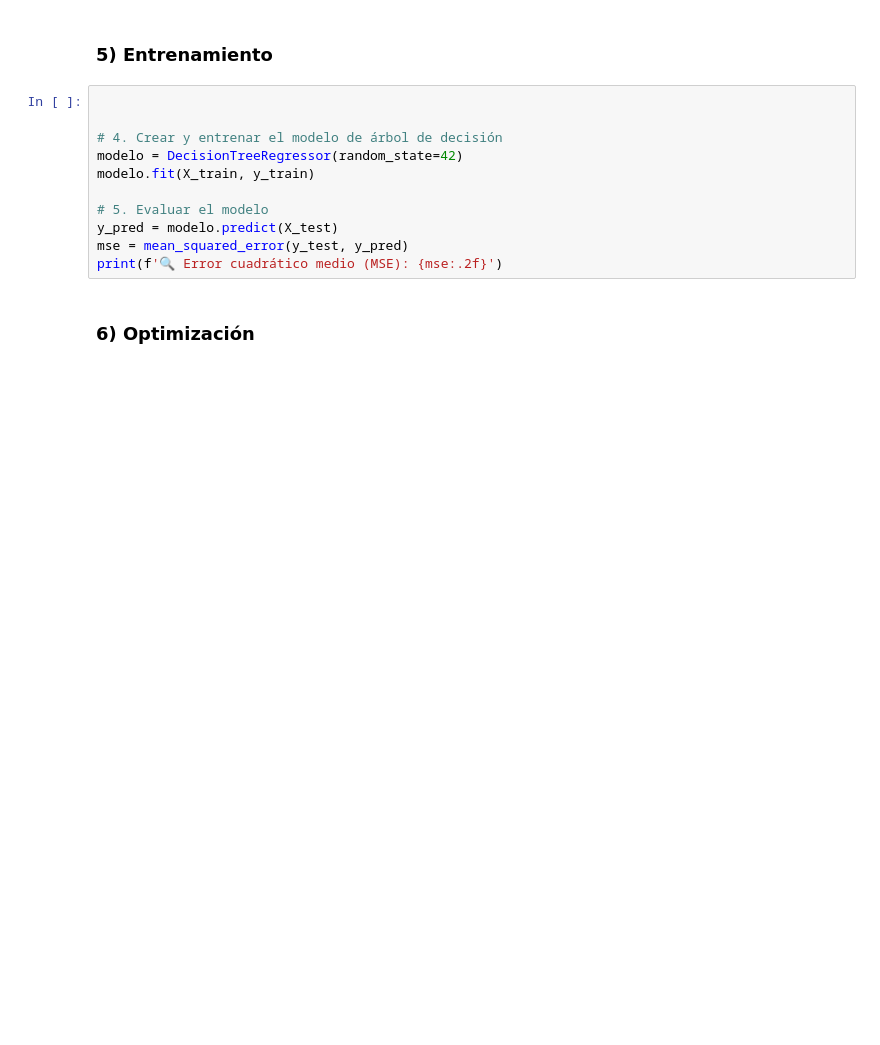
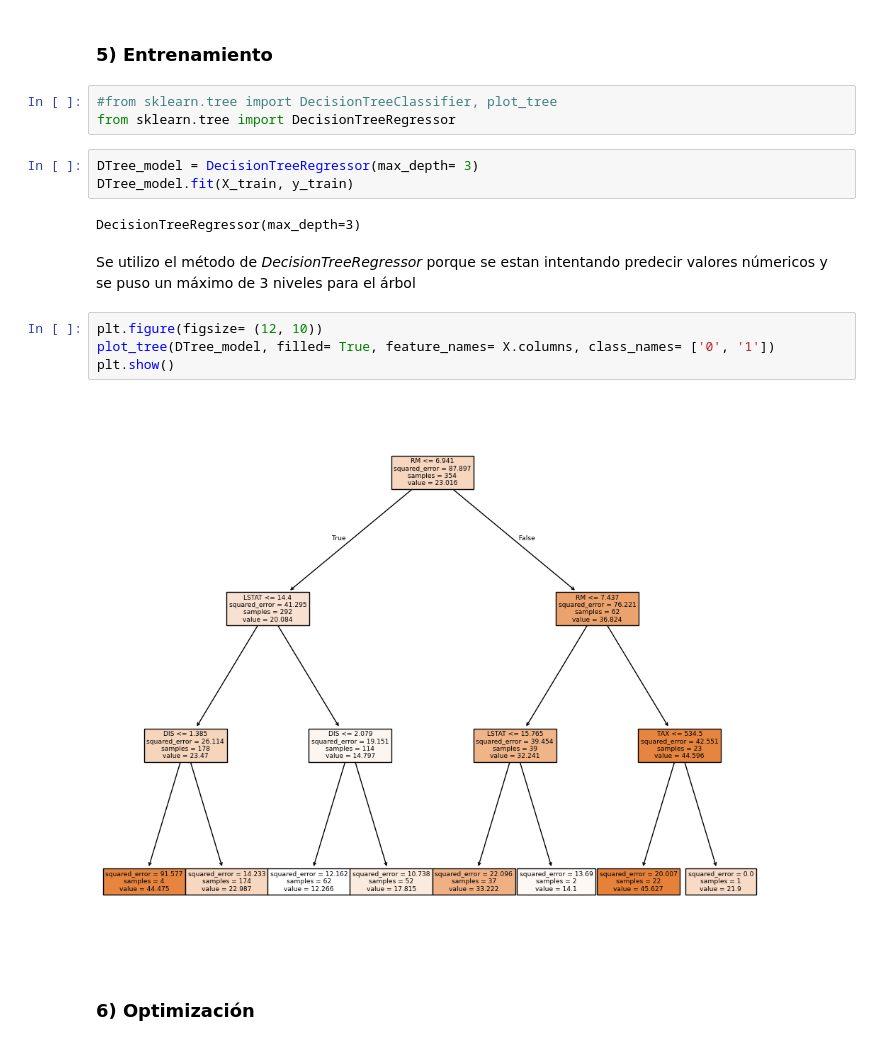
Before and after one commit to LailaBulh/Programacion---Claas-Files, a Jupyter notebook: practica25_263166.ipynb, the cells around one changed output. Drawn from its saved outputs; the diff is of its cells as text; blank space fills up the shorter version.

```diff
--- a/practica25_263166.ipynb
+++ b/practica25_263166.ipynb
@@ -143,17 +143,22 @@ X_train:
 Name: MEDV, Length: 152, dtype: float64
 # %% [markdown]
 ### **5) Entrenamiento**
-# %%
-
-
-# 4. Crear y entrenar el modelo de árbol de decisión
-modelo = DecisionTreeRegressor(random_state=42)
-modelo.fit(X_train, y_train)
-
-# 5. Evaluar el modelo
-y_pred = modelo.predict(X_test)
-mse = mean_squared_error(y_test, y_pred)
-print(f'🔍 Error cuadrático medio (MSE): {mse:.2f}')
+# %%
+#from sklearn.tree import DecisionTreeClassifier, plot_tree
+from sklearn.tree import DecisionTreeRegressor
+# %%
+DTree_model = DecisionTreeRegressor(max_depth= 3)
+DTree_model.fit(X_train, y_train)
+# %% [output]
+DecisionTreeRegressor(max_depth=3)
+# %% [markdown]
+Se utilizo el método de *DecisionTreeRegressor* porque se estan intentando predecir valores númericos y se puso un máximo de 3 niveles para el árbol
+# %%
+plt.figure(figsize= (12, 10))
+plot_tree(DTree_model, filled= True, feature_names= X.columns, class_names= ['0', '1'])
+plt.show()
+# %% [output]
+[figure, added]
 # %% [markdown]
 ### **6) Optimización**
 # %% [markdown]
```
Also changed, not shown: parts of 1 cell of this notebook.
